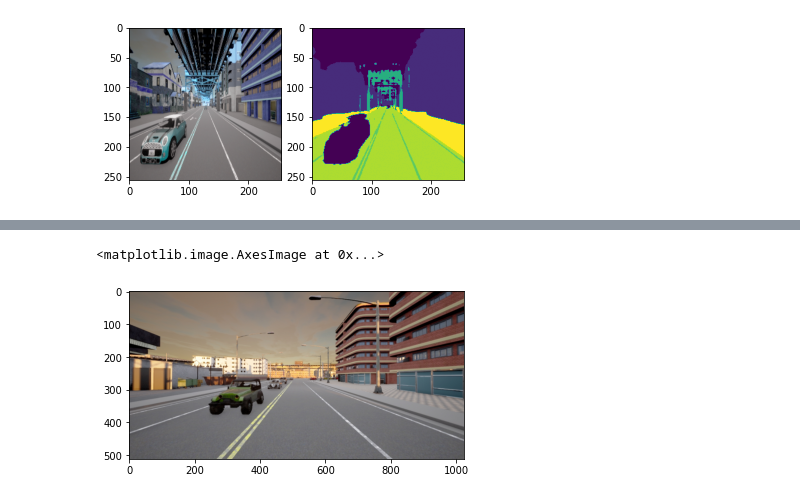
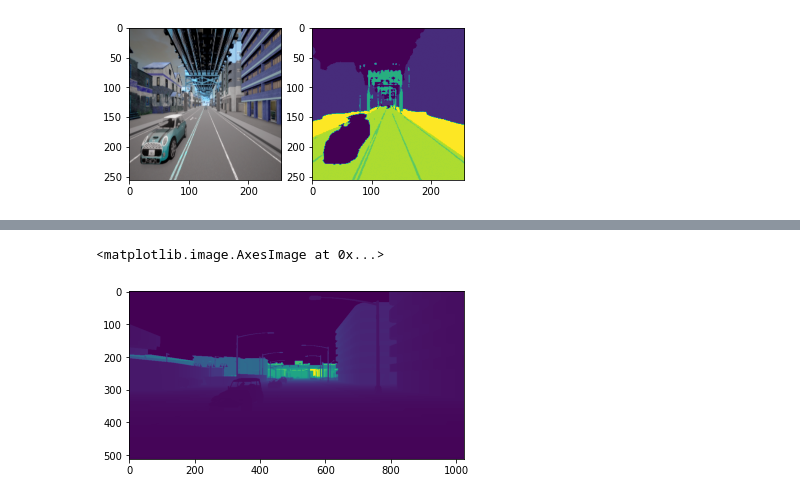
Before and after one commit to hailuu684/ComputerVisionHomeWork, a Jupyter notebook: Task_4.ipynb, the cells around one changed output, grey strips where cells are left out. Cells and saved outputs as stored; diff of their text form; code cells hidden in the pictures.

```diff
--- a/Task_4.ipynb
+++ b/Task_4.ipynb
@@ -169,7 +180,7 @@ seg = cv2.imread("/content/drive/MyDrive/Colab Notebooks/Test_Segmentation/prof_
 img_rgb = cv2.cvtColor(img,cv2.COLOR_BGR2RGB)
 seg_rgb = cv2.cvtColor(seg,cv2.COLOR_BGR2RGB)
 # %%
-plt.imshow(img_rgb)
+plt.imshow(depth)
 # %% [output]
 <matplotlib.image.AxesImage at 0x...>
-[figure, old version]
+[figure, new version]
```
Also changed, not shown: parts of 13 cells of this notebook.
